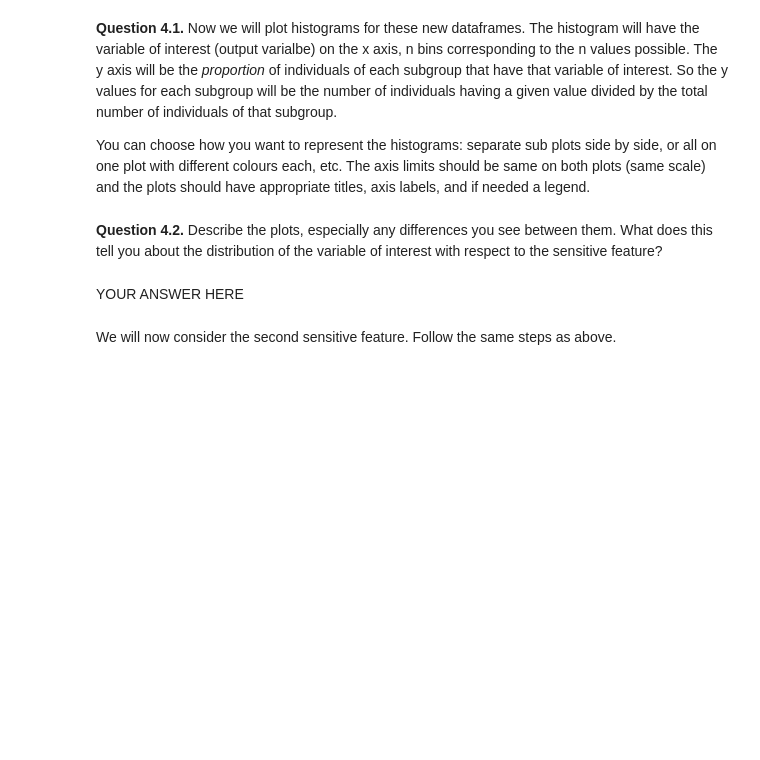
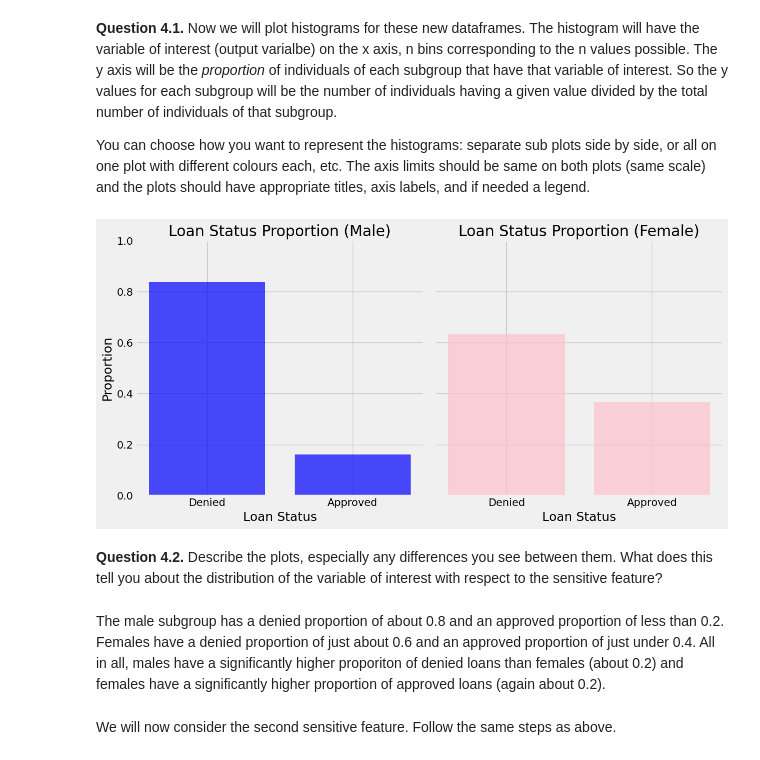
Before and after one commit to saharaKaulPersonal/CMPUT200AS2, a Jupyter notebook: A2.ipynb, the cells around one changed output. Saved outputs shown, nothing was run; the diff lists cells and outputs as text; code cells hidden in the pictures; blank space fills up the shorter version.

```diff
--- a/A2.ipynb
+++ b/A2.ipynb
@@ -147,3 +144,7 @@ raise NotImplementedError()
+# %%
+# YOUR CODE HERE
+df_male = df_col_retain.loc[df_col_retain["gender"]=="Male"]
+df_female=df_col_retain.loc[df_col_retain["gender"]=="Female"]
 # %% [markdown]
 **Question 4.1.** Now we will plot histograms for these new dataframes.  The histogram will have the variable of interest (output varialbe) on the x axis, n bins corresponding to the n values possible. The y axis will be the _proportion_ of individuals of each subgroup that have that variable of interest.  So the y values for each subgroup will be the number of individuals having a given value divided by the total number of individuals of that subgroup.
 
@@ -156,7 +152,42 @@ plt.show()
+# %%
+# YOUR CODE HERE
+male_proportions = df_male["loan_status"].value_counts(normalize=True)
+female_proportions = df_female["loan_status"].value_counts(normalize=True)
+
+# Define the bins and corresponding labels
+bins = [0, 1]  # Assuming loan_status has values 0 (Denied) and 1 (Approved)
+labels = ["Denied", "Approved"]
+
+# Set up the figure
+fig, ax = plt.subplots(1, 2, figsize=(12, 6), sharey=True)
+
+# Male histogram
+ax[0].bar(bins, male_proportions, color='blue', alpha=0.7)
+ax[0].set_title("Loan Status Proportion (Male)")
+ax[0].set_xticks(bins)
+ax[0].set_xticklabels(labels)
+ax[0].set_xlabel("Loan Status")
+ax[0].set_ylabel("Proportion")
+ax[0].set_ylim(0, 1)  # Ensures the same scale
+
+# Female histogram
+ax[1].bar(bins, female_proportions, color='pink', alpha=0.7)
+ax[1].set_title("Loan Status Proportion (Female)")
+ax[1].set_xticks(bins)
+ax[1].set_xticklabels(labels)
+ax[1].set_xlabel("Loan Status")
+ax[1].set_ylim(0, 1)  # Same scale
+
+# Adjust layout and show the plot
+plt.tight_layout()
+
+plt.show()
+# %% [output]
+[figure, added]
 # %% [markdown]
 **Question 4.2.** Describe the plots, especially any differences you see between them.  What does this tell you about the distribution of the variable of interest with respect to the sensitive feature?
-# %% [markdown]
-YOUR ANSWER HERE
+# %% [markdown]
+The male subgroup has a denied proportion of about 0.8 and an approved proportion of less than 0.2. Females have a denied proportion of just about 0.6 and an approved proportion of just under 0.4. All in all, males have a significantly higher proporiton of denied loans than females (about 0.2) and females have a significantly higher proportion of approved loans (again about 0.2).
 # %% [markdown]
 We will now consider the second sensitive feature.  Follow the same steps as above.
 # %% [markdown]
```
Also changed, not shown: parts of 6 cells of this notebook.
